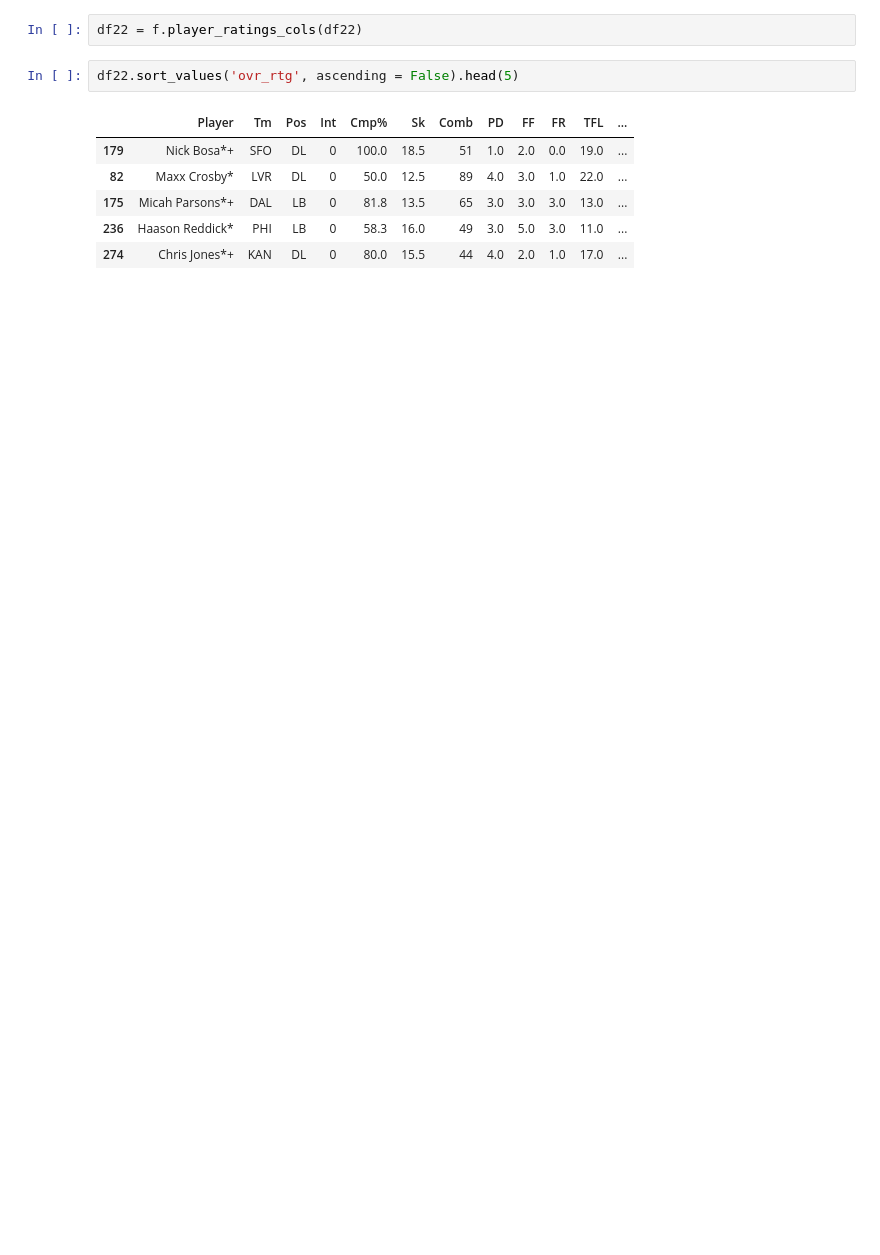
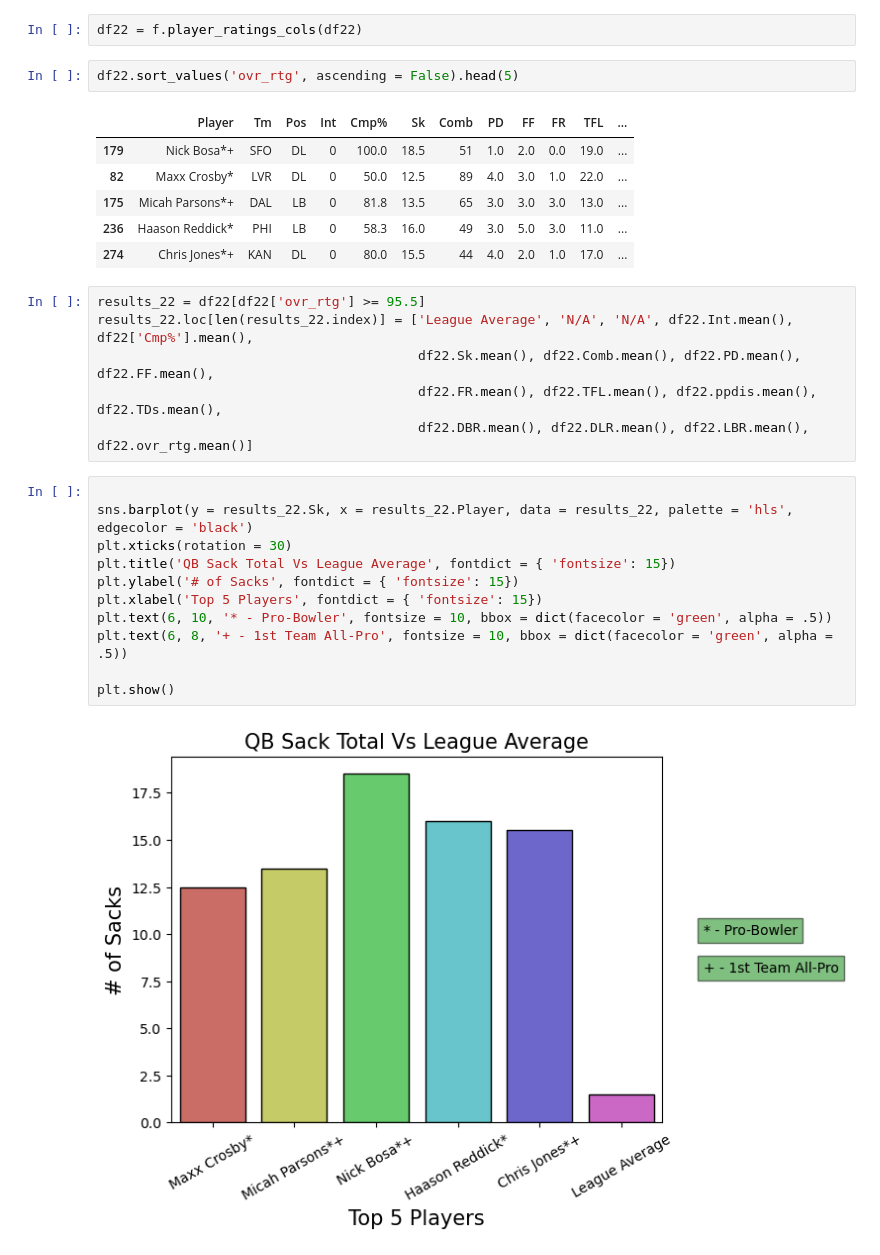
Before and after one commit to SHAWNSMITH16/individual_project, a Jupyter notebook: scratch.ipynb, the cells around one changed output. Drawn from its saved outputs; the diff is of its cells as text; blank space fills up the shorter version.

Commit message:
updated with visuals

```diff
--- a/scratch.ipynb
+++ b/scratch.ipynb
@@ -175,3 +155,22 @@ df22.sort_values('ovr_rtg', ascending = False).head(5)
 | 175 | Micah Parsons*+ | DAL | LB | 0 | 81.8 | 13.5 | 65 | 3.0 | 3.0 | 3.0 | 13.0 | ... |
 | 236 | Haason Reddick* | PHI | LB | 0 | 58.3 | 16.0 | 49 | 3.0 | 5.0 | 3.0 | 11.0 | ... |
 | 274 | Chris Jones*+ | KAN | DL | 0 | 80.0 | 15.5 | 44 | 4.0 | 2.0 | 1.0 | 17.0 | ... |
+# %%
+results_22 = df22[df22['ovr_rtg'] >= 95.5]
+results_22.loc[len(results_22.index)] = ['League Average', 'N/A', 'N/A', df22.Int.mean(), df22['Cmp%'].mean(),
+                                         df22.Sk.mean(), df22.Comb.mean(), df22.PD.mean(), df22.FF.mean(),
+                                         df22.FR.mean(), df22.TFL.mean(), df22.ppdis.mean(), df22.TDs.mean(),
+                                         df22.DBR.mean(), df22.DLR.mean(), df22.LBR.mean(), df22.ovr_rtg.mean()]
+# %%
+
+sns.barplot(y = results_22.Sk, x = results_22.Player, data = results_22, palette = 'hls', edgecolor = 'black')
+plt.xticks(rotation = 30)
+plt.title('QB Sack Total Vs League Average', fontdict = { 'fontsize': 15})
+plt.ylabel('# of Sacks', fontdict = { 'fontsize': 15})
+plt.xlabel('Top 5 Players', fontdict = { 'fontsize': 15})
+plt.text(6, 10, '* - Pro-Bowler', fontsize = 10, bbox = dict(facecolor = 'green', alpha = .5))
+plt.text(6, 8, '+ - 1st Team All-Pro', fontsize = 10, bbox = dict(facecolor = 'green', alpha = .5))
+
+plt.show()
+# %% [output]
+[figure, added]
```
Also changed, not shown: parts of 7 cells of this notebook.
